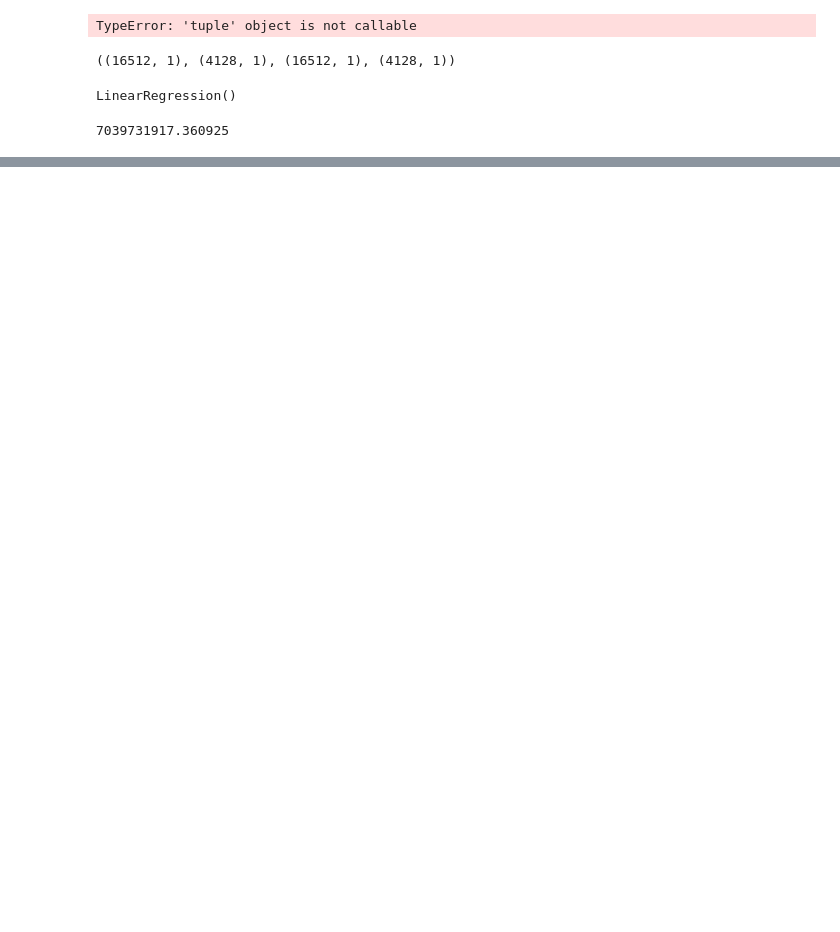
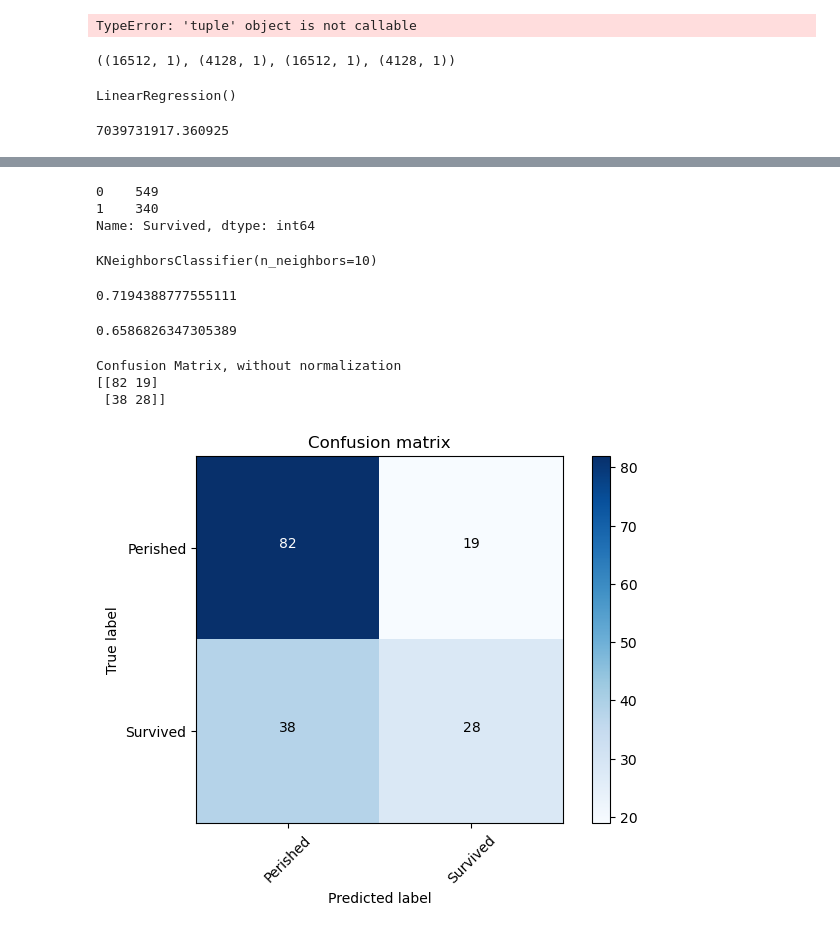
Before and after one commit to darthur93/Data-Manipulation, a Jupyter notebook: Practice Notebook.ipynb, the cells around one changed output, grey strips where cells are left out. Saved outputs shown, nothing was run; the diff lists cells and outputs as text; code cells hidden in the pictures; blank space fills up the shorter version.

```diff
--- a/Practice Notebook.ipynb
+++ b/Practice Notebook.ipynb
@@ -118,0 +177,35 @@ polynominal_features()
+# %%
+X = titanic[['Age', 'Fare']]
+y = titanic['Survived']
+y.value_counts()
+# %% [output]
+0    549
+1    340
+Name: Survived, dtype: int64
+# %%
+X_Train, X_Test, y_train, t_test= train_test_split(X,y, random_state=42, test_size=.25)
+# %%
+X_t, X_Val, y_t, y_Val= train_test_split(X_Train, y_train, random_state=42, test_size= .25)
+# %%
+knn= KNeighborsClassifier(n_neighbors=10)
+# %%
+knn.fit(X_t, y_t)
+# %% [output]
+KNeighborsClassifier(n_neighbors=10)
+# %%
+print(knn.score(X_t,y_t))
+# %% [output]
+0.7194388777555111
+# %%
+print(knn.score(X_Val, y_Val))
+# %% [output]
+0.6586826347305389
+# %%
+y_hat = knn.predict(X_Val)
+
+plot_confusion_matrix(confusion_matrix(y_Val, y_hat), classes=['Perished', 'Survived'])
+# %% [output]
+Confusion Matrix, without normalization
+[[82 19]
+ [38 28]]
+[figure, added]
```
Also changed, not shown: parts of 9 cells of this notebook.
